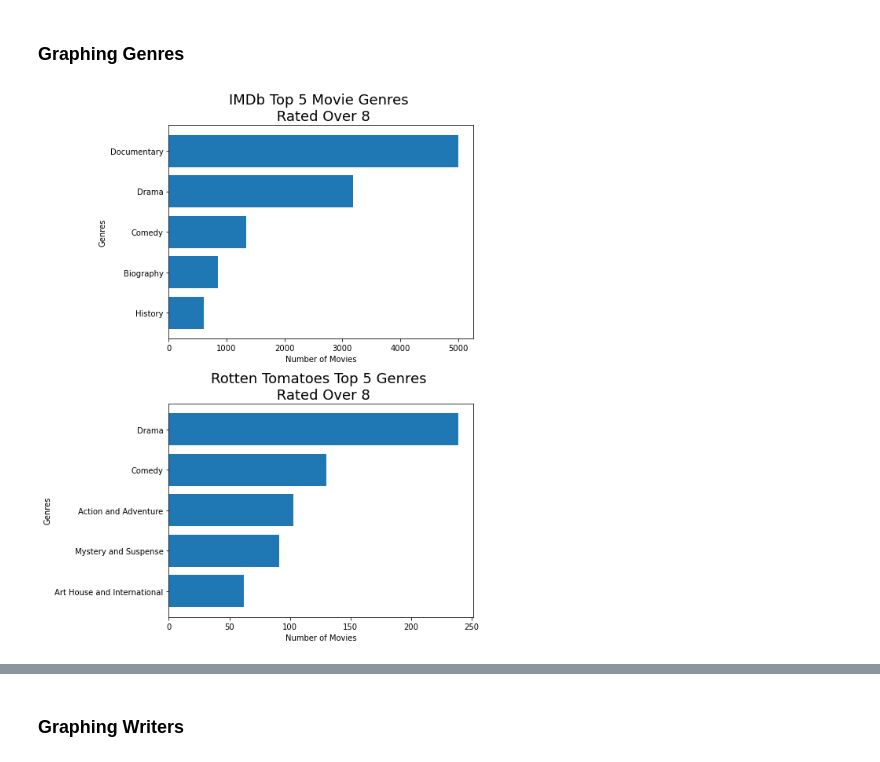
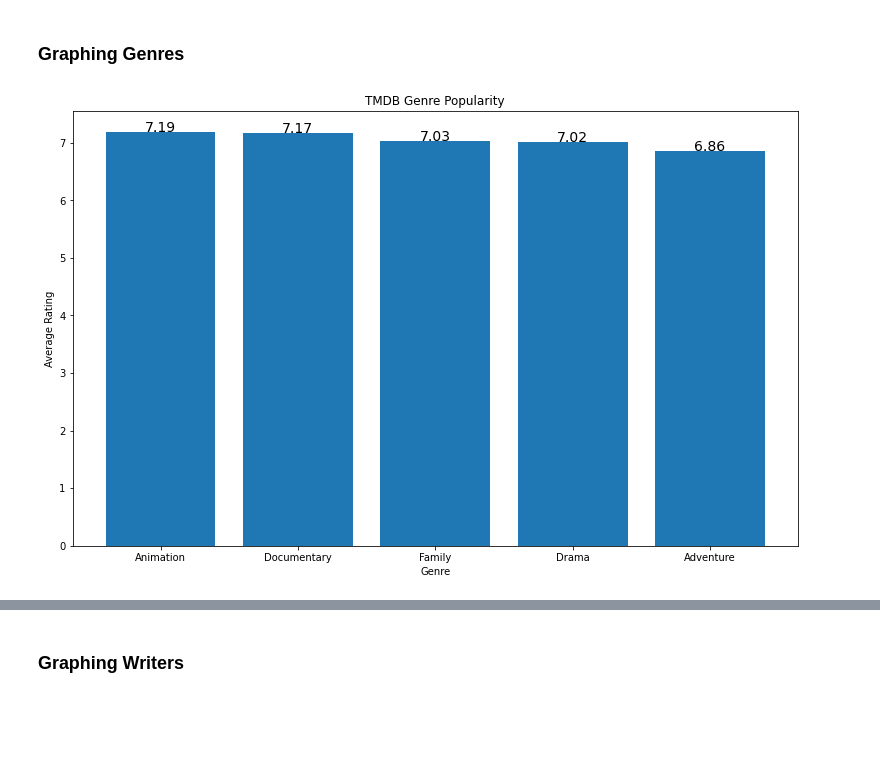
Before and after one commit to zach-hanly/microsoft_movie_project, a Jupyter notebook: master_notebook.ipynb, the cells around one changed output, grey strips where cells are left out. Saved outputs shown, nothing was run; the diff lists cells and outputs as text; code cells hidden in the pictures; blank space fills up the shorter version.

```diff
--- a/master_notebook.ipynb
+++ b/master_notebook.ipynb
@@ -113,0 +132,12 @@ rt_ratings_over_8 = joinedrt_copy[joinedrt_copy['rating critical'] >= 8]
+# %%
+# Merging IMDb dfs and dropping NaNs
+imdb_basics_rating = pd.merge(left=imdb_basics_df,right=imdb_ratings_df,on='tconst',how='inner')
+imdb_basics_rating = imdb_basics_rating.dropna()
+
+# Merging tmdb dfs and dropping NaNs
+tmdb_movies_df = tmdb_movies_df.drop('Unnamed: 0',axis=1)
+tmdb_movies_df = tmdb_movies_df.dropna()
+
+# Selected relevant columns
+imdb_ratings_1 = imdb_basics_rating[['tconst','genres','averagerating','numvotes']]
+tmdb_ratings = tmdb_movies_df[['id','genre_ids','vote_average','vote_count']]
@@ -113,0 +155,5 @@ rt_ratings_over_8 = joinedrt_copy[joinedrt_copy['rating critical'] >= 8]
+# %%
+# explode the genre column to get the individual genres for each movie
+imdb_ratings_1['genres'] = imdb_ratings_1['genres'].apply(lambda x: x.split(','))
+imdb_ratings_1 = imdb_ratings_1.explode('genres')
+imdb_ratings_1.head()
@@ -287,28 +465,31 @@ plt.grid(False)
 # %% [markdown]
 ### Graphing Genres
-# %%
-# Creating frequency chart for IMDb and Rotten Tomatoes movie genres with a rating of 8 or above
-imdb_x = list(sorted_imdb_genres.keys())[20:]
-imdb_y = list(sorted_imdb_genres.values())[20:]
-
-rt_x = list(sorted_rt_genres.keys())[16:]
-rt_y = list(sorted_rt_genres.values())[16:]
-
-plt.figure(figsize=(8,10))
-
-plt.subplot(2,1,1)
-plt.barh(imdb_x,imdb_y)
-plt.title('IMDb Top 5 Movie Genres \n Rated Over 8', fontdict = {'fontsize' : 18})
-plt.xlabel('Number of Movies')
-plt.ylabel('Genres')
-
-plt.subplot(2,1,2)
-plt.barh(rt_x,rt_y)
-plt.title('Rotten Tomatoes Top 5 Genres \n Rated Over 8', fontdict = {'fontsize' : 18})
-plt.xlabel('Number of Movies')
-plt.ylabel('Genres')
-
-plt.tight_layout()
-plt.show()
-# %% [output]
-[figure, removed]
+# %%
+def show_values_on_bars(axs):
+    def _show_on_single_plot(ax):
+        for p in ax.patches:
+            _x = p.get_x() + p.get_width() / 2
+            _y = p.get_y() + p.get_height()
+            value = '{:.2f}'.format(p.get_height())
+            ax.text(_x, _y, value, ha="center", fontsize=14)
+
+    if isinstance(axs, np.ndarray):
+        for idx, ax in np.ndenumerate(axs):
+            _show_on_single_plot(ax)
+    else:
+        _show_on_single_plot(axs)
+
+def make_plot(df,col,title):
+    top_5 = df.set_index('genre')[col].sort_values(ascending=False)[:5]
+    genres = list(top_5.index)
+    ratings = list(top_5.values)
+    fig, ax = plt.subplots(figsize=(13,8))
+    ax.bar(genres, ratings)
+    ax.set_xlabel('Genre')
+    ax.set_ylabel('Average Rating')
+    ax.set_title(title)
+    show_values_on_bars(ax);
+# %%
+make_plot(wa_tmdb_genres, 'ratings_weighted_avg', 'TMDB Genre Popularity')
+# %% [output]
+[figure, added]
```
Also changed, not shown: parts of 40 cells of this notebook.
